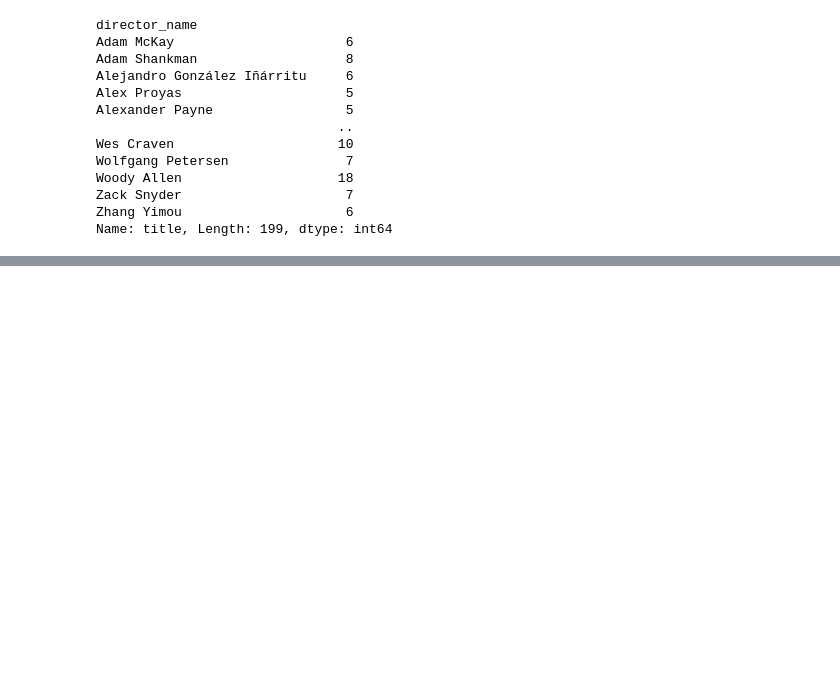
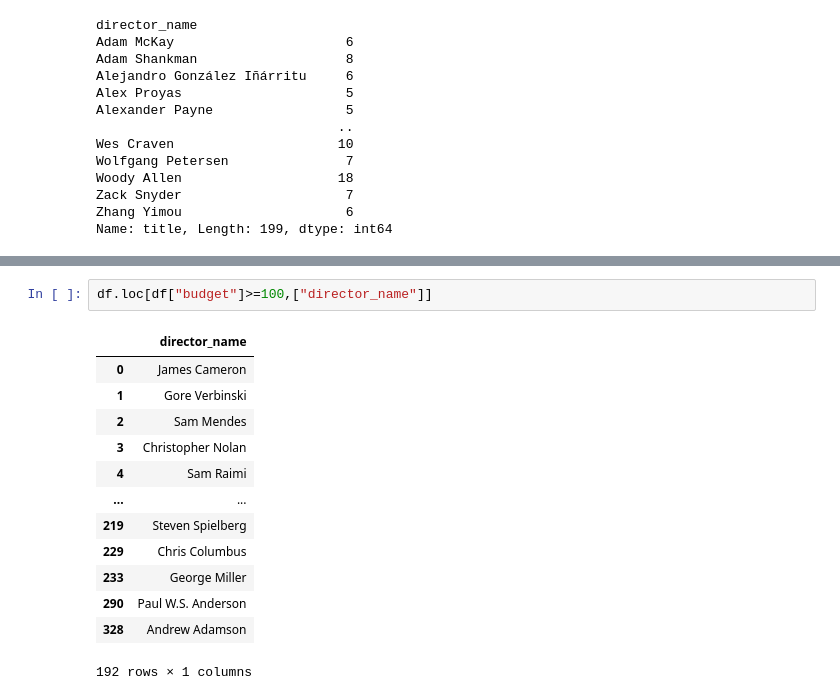
Before and after one commit to jeeet0700/Pandas, a Jupyter notebook: Pandas final cut.ipynb, the cells around one changed output, grey strips where cells are left out. Drawn from its saved outputs; the diff is of its cells as text; blank space fills up the shorter version.

```diff
--- a/Pandas final cut.ipynb
+++ b/Pandas final cut.ipynb
@@ -2246,0 +2247,16 @@ df5.sort_values(by=["productivity"],ascending=False)
+# %%
+df.loc[df["budget"]>=100,["director_name"]]
+# %% [output]
+|  | director_name |
+| 0 | James Cameron |
+| 1 | Gore Verbinski |
+| 2 | Sam Mendes |
+| 3 | Christopher Nolan |
+| 4 | Sam Raimi |
+| ... | ... |
+| 219 | Steven Spielberg |
+| 229 | Chris Columbus |
+| 233 | George Miller |
+| 290 | Paul W.S. Anderson |
+| 328 | Andrew Adamson |
+192 rows × 1 columns
```
Also changed, not shown: parts of 40 cells of this notebook.
